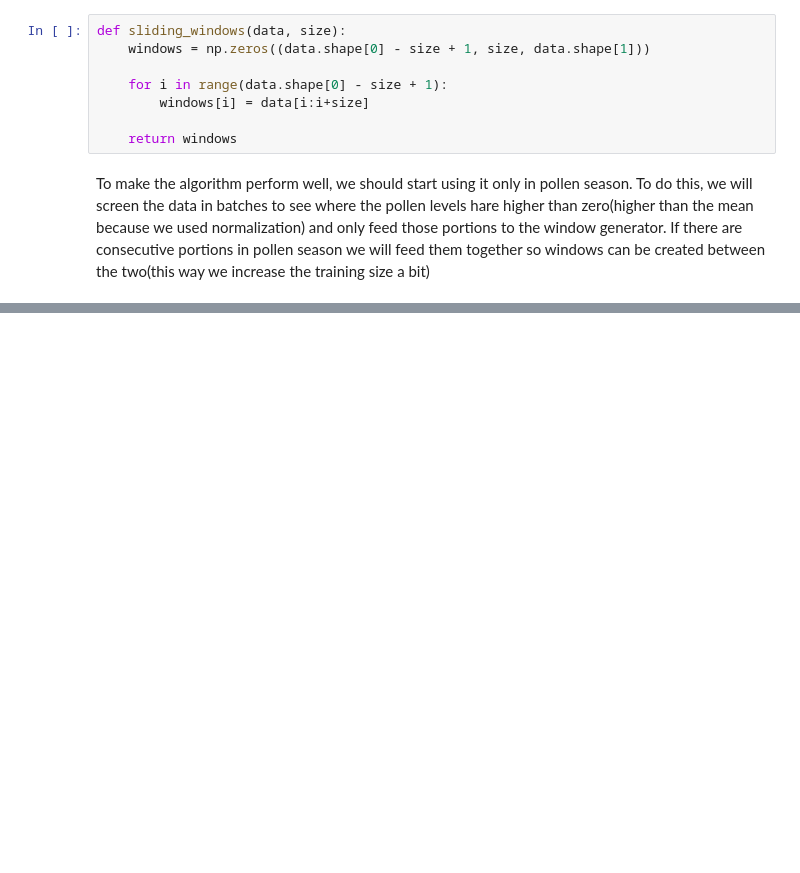
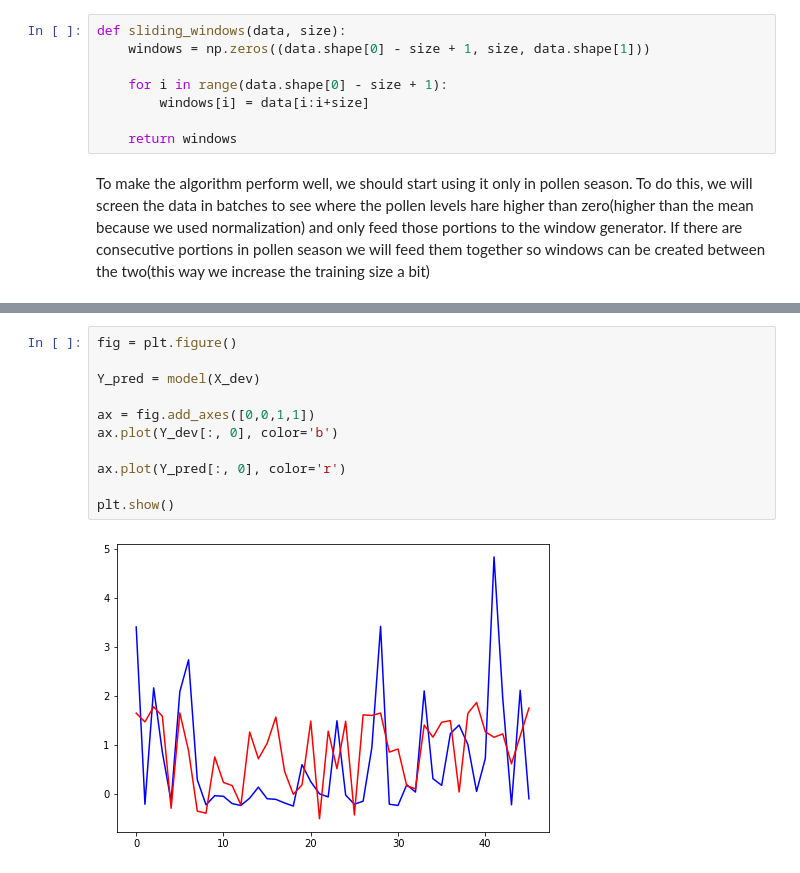
Before and after one commit to bolito2/pollen-forecast, a Jupyter notebook: forecast.ipynb, the cells around one changed output, grey strips where cells are left out. Cells and saved outputs as stored; diff of their text form; blank space fills up the shorter version.

```diff
--- a/forecast.ipynb
+++ b/forecast.ipynb
@@ -251,0 +355,13 @@ print(X_total.shape)
+# %%
+fig = plt.figure()
+
+Y_pred = model(X_dev)
+
+ax = fig.add_axes([0,0,1,1])
+ax.plot(Y_dev[:, 0], color='b')
+
+ax.plot(Y_pred[:, 0], color='r')
+
+plt.show()
+# %% [output]
+[figure, added]
```
Also changed, not shown: parts of 18 cells of this notebook.
